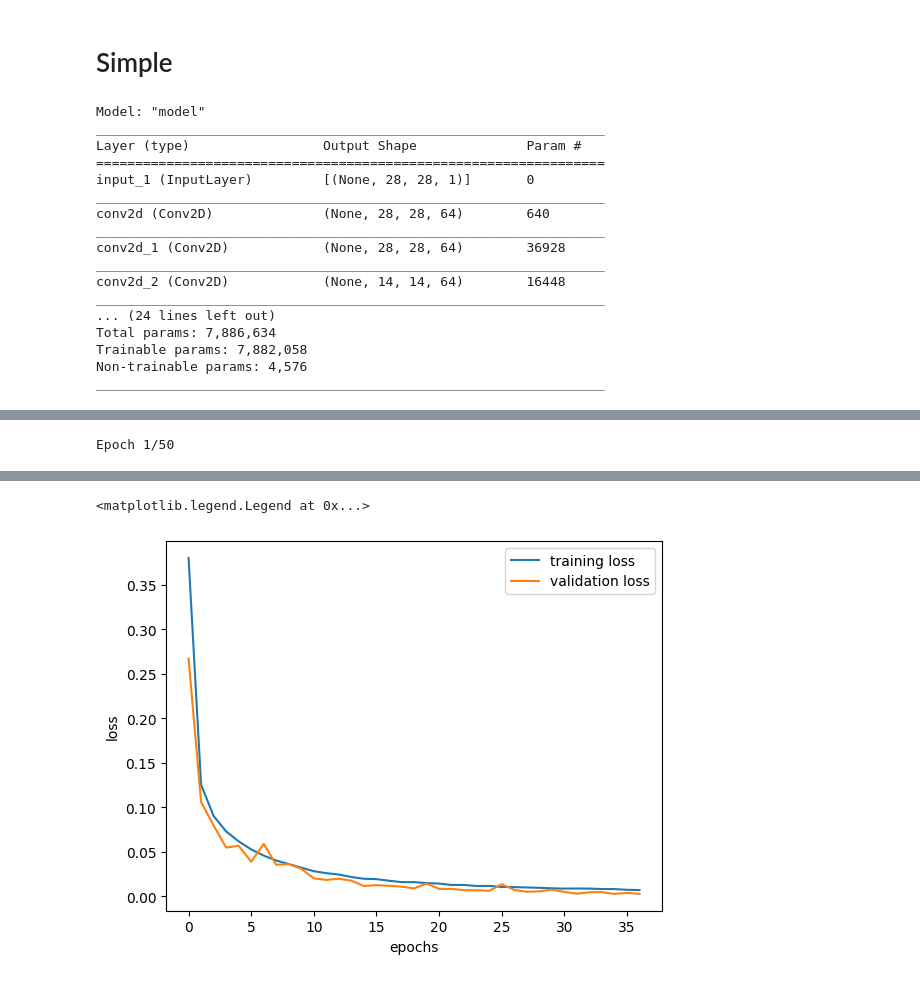
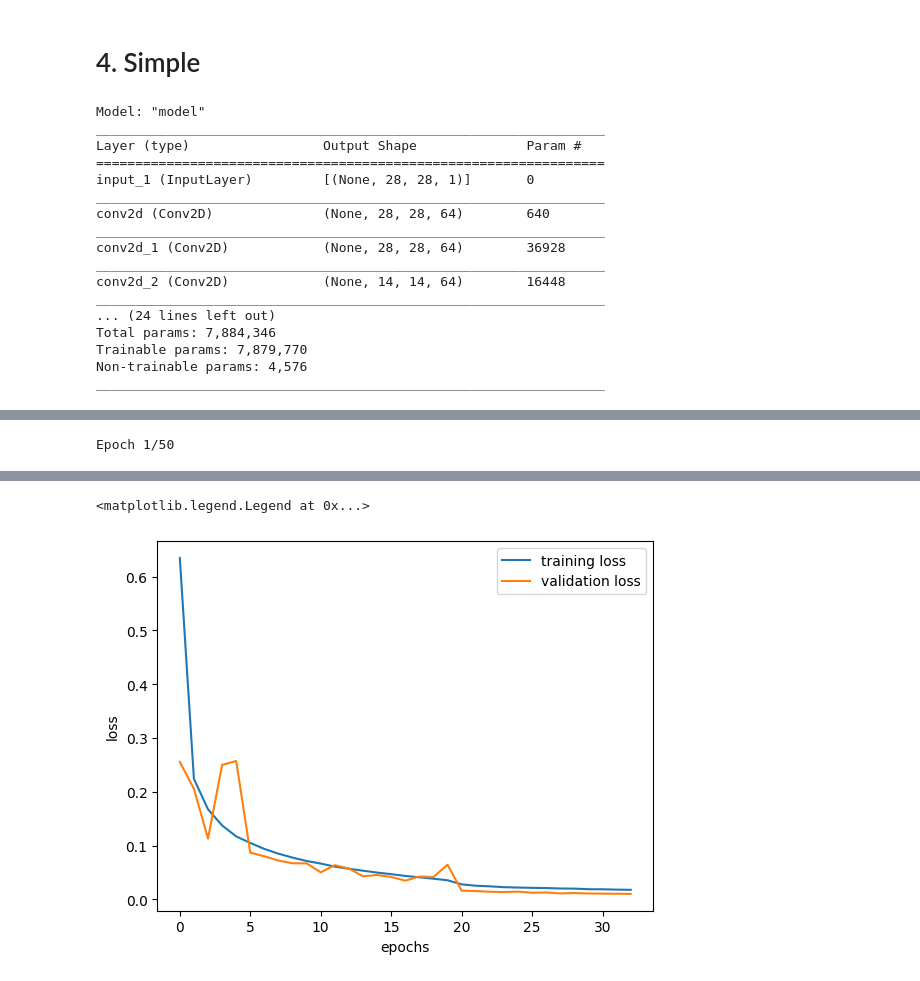
Before and after one commit to boeyjw/KCL-MNIST-Coursework-1, a Jupyter notebook: cw1/04_Simple_Deep.ipynb, the cells around one changed output, grey strips where cells are left out. Saved outputs shown, nothing was run; the diff lists cells and outputs as text; code cells hidden in the pictures.

```diff
--- a/cw1/04_Simple_Deep.ipynb
+++ b/cw1/04_Simple_Deep.ipynb
@@ -36,5 +36,5 @@ coreClock: 1.41GHz coreCount: 108 deviceMemorySize: 39.41GiB deviceMemoryBandwid
 # %% [markdown]
-# Simple
+# 4. Simple
 # %%
 inputs = tf.keras.layers.Input(shape=(28, 28, 1))
 
@@ -68,7 +68,7 @@ x = tf.keras.layers.Conv2D(
     , kernel_initializer="he_uniform"
     , bias_initializer="zeros"
 )(x)
-x = tf.keras.layers.BatchNormalization()(x)
+x = tf.keras.layers.BatchNormalization(scale=False)(x)
 x = tf.keras.layers.Conv2D(
     filters=128
     , kernel_size=3
@@ -89,7 +89,7 @@ x = tf.keras.layers.Conv2D(
     , kernel_initializer="he_uniform"
     , bias_initializer="zeros"
 )(x)
-x = tf.keras.layers.BatchNormalization()(x)
+x = tf.keras.layers.BatchNormalization(scale=False)(x)
 x = tf.keras.layers.Flatten()(x)
 x = tf.keras.layers.Dense(
     1048
@@ -98,8 +98,8 @@ x = tf.keras.layers.Dense(
     , kernel_initializer="he_uniform"
     , bias_initializer="zeros"
 )(x)
+x = tf.keras.layers.BatchNormalization(scale=False)(x)
 x = tf.keras.layers.Dropout(0.5)(x)
-x = tf.keras.layers.BatchNormalization()(x)
 x = tf.keras.layers.Dense(
     1048
     , activation="relu"
@@ -107,8 +107,8 @@ x = tf.keras.layers.Dense(
     , kernel_initializer="he_uniform"
     , bias_initializer="zeros"
 )(x)
+x = tf.keras.layers.BatchNormalization(scale=False)(x)
 x = tf.keras.layers.Dropout(0.5)(x)
-x = tf.keras.layers.BatchNormalization()(x)
 
 outputs = tf.keras.layers.Dense(10, activation='softmax')(x)
 net = tf.keras.Model(inputs=inputs, outputs=outputs)
@@ -127,8 +127,8 @@ _________________________________________________________________
 conv2d_2 (Conv2D)            (None, 14, 14, 64)        16448
 _________________________________________________________________
 ... (24 lines left out)
-Total params: 7,886,634
-Trainable params: 7,882,058
+Total params: 7,884,346
+Trainable params: 7,879,770
 Non-trainable params: 4,576
 _________________________________________________________________
 # %%
@@ -141,8 +141,8 @@ train_ds = splitter.skip(train_shape * val_size).batch(512)
 
 net.compile(
     loss='categorical_crossentropy'
-    # , optimizer=tf.keras.optimizers.SGD(nesterov=True, momentum=0.9)
-    , optimizer="adam"
+    , optimizer=tf.keras.optimizers.SGD(nesterov=True, momentum=0.9)
+    # , optimizer="adam"
     , metrics=["accuracy"]
 )
 
@@ -151,8 +151,8 @@ history = net.fit(
     , validation_data=val_ds
     , epochs=50
     , callbacks=[
-        tf.keras.callbacks.EarlyStopping(min_delta=0.001, patience=5)
-        # , tf.keras.callbacks.ReduceLROnPlateau(factor=0.2, patience=3, min_lr=1e-5)
+        tf.keras.callbacks.EarlyStopping(min_delta=0.001, patience=5, restore_best_weights=True, monitor="val_loss")
+        , tf.keras.callbacks.ReduceLROnPlateau(factor=0.2, patience=3, min_lr=1e-5)
         , tf.keras.callbacks.TensorBoard(log_dir="simple_logs", histogram_freq=1, write_graph=True, write_images=True)
     ]
 )
@@ -213,3 +213,3 @@ Epoch 37/50
 <matplotlib.legend.Legend at 0x...>
-[figure, old version]
+[figure, new version]
 # %%
```
Also changed, not shown: parts of 13 cells of this notebook, 5 other files.
